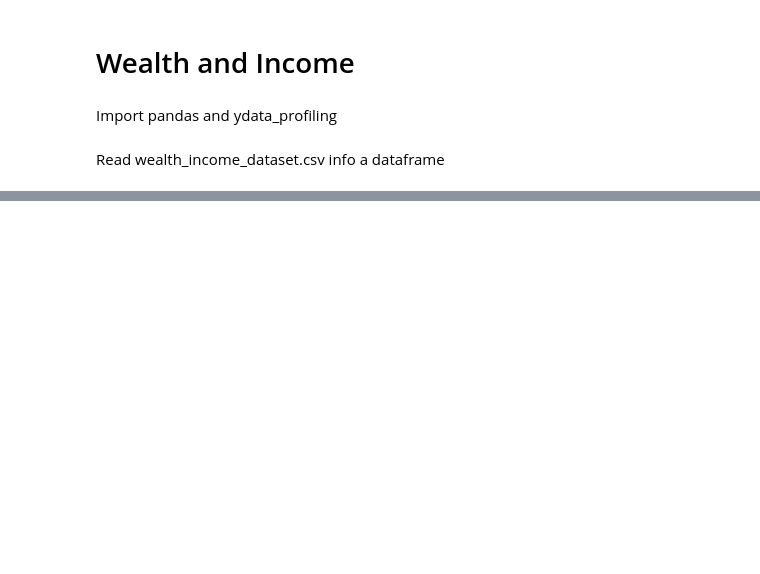
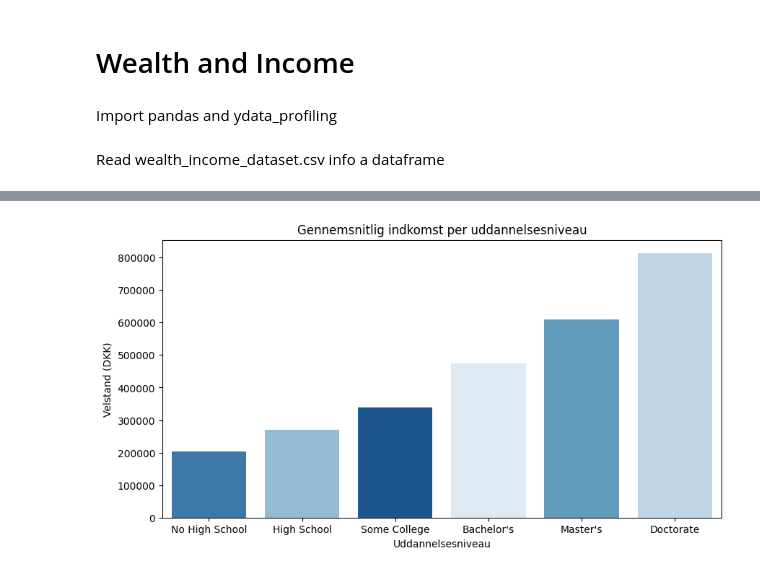
Before and after one commit to Brezzor/KEA_1.Semester_AI, a Jupyter notebook: 01._Lecture_6/wealth-income.ipynb, the cells around one changed output, grey strips where cells are left out. Cells and saved outputs as stored; diff of their text form; code cells hidden in the pictures; blank space fills up the shorter version.

```diff
--- a/01._Lecture_6/wealth-income.ipynb
+++ b/01._Lecture_6/wealth-income.ipynb
@@ -62,0 +64,10 @@ ydata_profiling.ProfileReport(df).to_file('wealth-income.html')
+# %%
+plt.figure(figsize=(10,5))
+order = edu_stats.sort_values("Avg_Wealth")["Education"].tolist()
+sns.barplot(data=edu_stats, x="Education",y="Avg_Wealth", hue="Education", legend=False,palette="Blues",order=order)
+plt.title("Gennemsnitlig indkomst per uddannelsesniveau")
+plt.xlabel("Uddannelsesniveau")
+plt.ylabel("Velstand (DKK)")
+plt.show()
+# %% [output]
+[figure, added]
```
Also changed, not shown: parts of 16 cells of this notebook.
